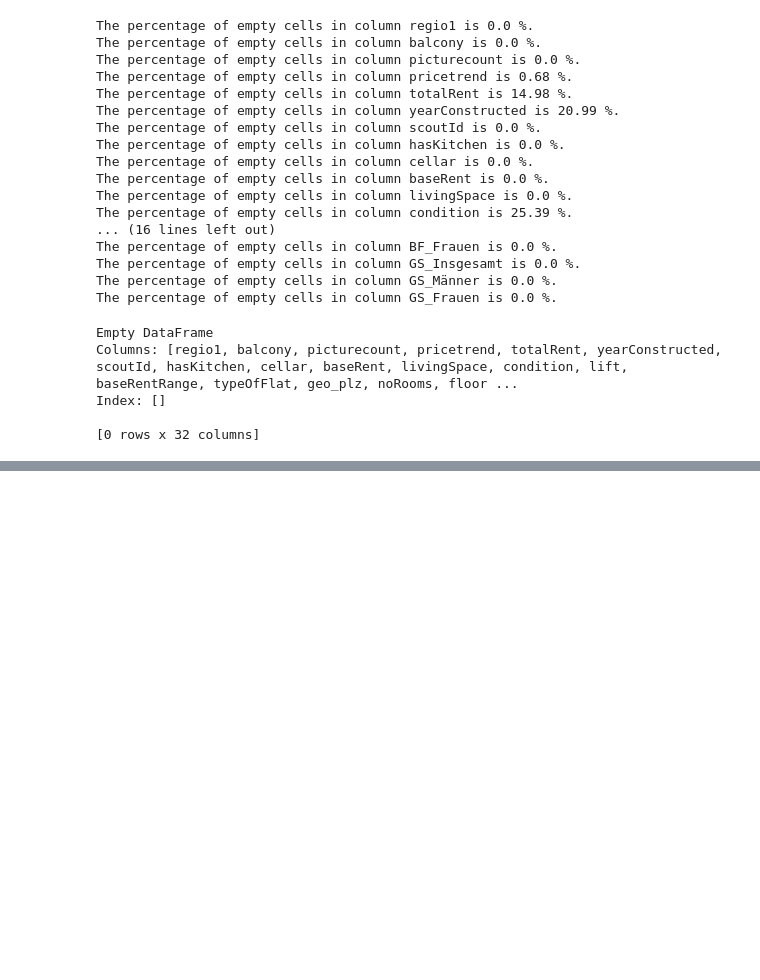
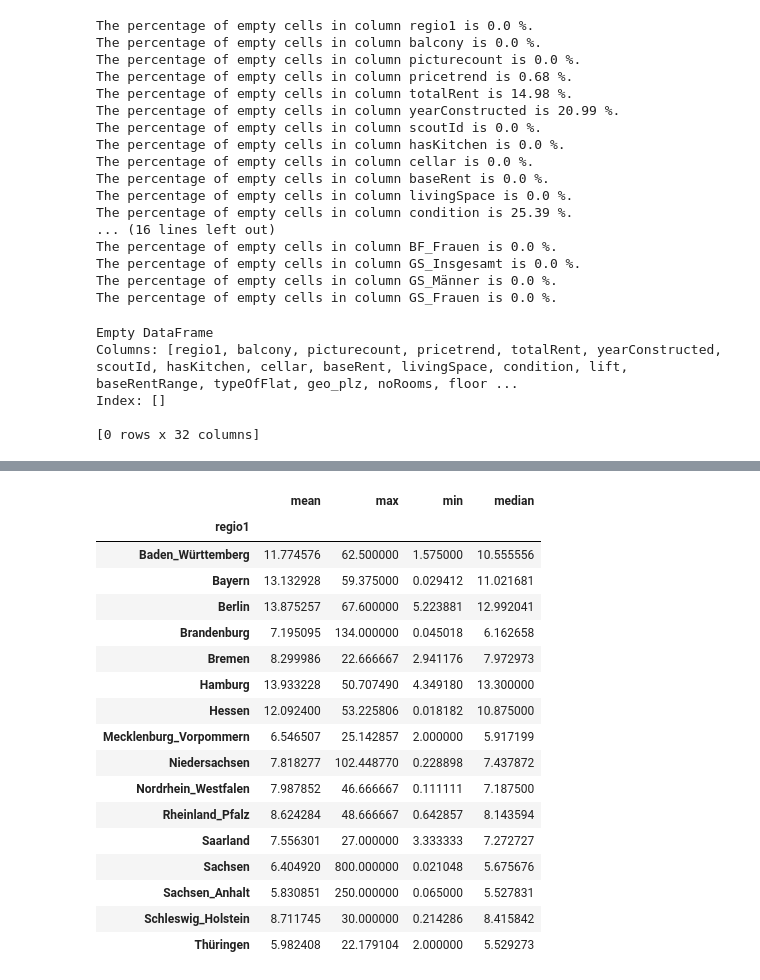
Before and after one commit to catwuman14/Project1_Housing, a Jupyter notebook: Project1_Housing.ipynb, the cells around one changed output, grey strips where cells are left out. Cells and saved outputs as stored; diff of their text form; code cells hidden in the pictures; blank space fills up the shorter version.

```diff
--- a/Project1_Housing.ipynb
+++ b/Project1_Housing.ipynb
@@ -67,3 +54,5 @@ df = df[df['livingSpace'] <= 500]
+# %%
+df = df[df['livingSpace'] >= 20]
 # %%
 df['yearConstructed'] = df['yearConstructed'].apply(lambda x: f"{x:.0f}" if x.is_integer() else x)
 # %%
@@ -92,0 +120,21 @@ df['Room Category'] = df['noRooms'].apply(bucket_rooms)
+# %%
+df.groupby(['regio1'])['price_m2'].agg(['mean','max','min','median'])
+# %% [output]
+|  | mean | max | min | median |
+| regio1 |  |  |  |  |
+| Baden_Württemberg | 11.774576 | 62.500000 | 1.575000 | 10.555556 |
+| Bayern | 13.132928 | 59.375000 | 0.029412 | 11.021681 |
+| Berlin | 13.875257 | 67.600000 | 5.223881 | 12.992041 |
+| Brandenburg | 7.195095 | 134.000000 | 0.045018 | 6.162658 |
+| Bremen | 8.299986 | 22.666667 | 2.941176 | 7.972973 |
+| Hamburg | 13.933228 | 50.707490 | 4.349180 | 13.300000 |
+| Hessen | 12.092400 | 53.225806 | 0.018182 | 10.875000 |
+| Mecklenburg_Vorpommern | 6.546507 | 25.142857 | 2.000000 | 5.917199 |
+| Niedersachsen | 7.818277 | 102.448770 | 0.228898 | 7.437872 |
+| Nordrhein_Westfalen | 7.987852 | 46.666667 | 0.111111 | 7.187500 |
+| Rheinland_Pfalz | 8.624284 | 48.666667 | 0.642857 | 8.143594 |
+| Saarland | 7.556301 | 27.000000 | 3.333333 | 7.272727 |
+| Sachsen | 6.404920 | 800.000000 | 0.021048 | 5.675676 |
+| Sachsen_Anhalt | 5.830851 | 250.000000 | 0.065000 | 5.527831 |
+| Schleswig_Holstein | 8.711745 | 30.000000 | 0.214286 | 8.415842 |
+| Thüringen | 5.982408 | 22.179104 | 2.000000 | 5.529273 |
```
Also changed, not shown: parts of 21 cells of this notebook.
